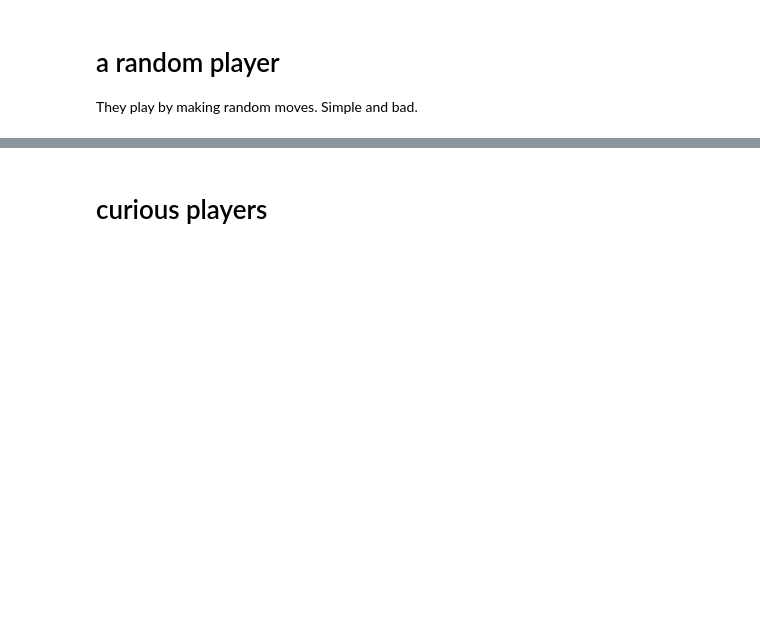
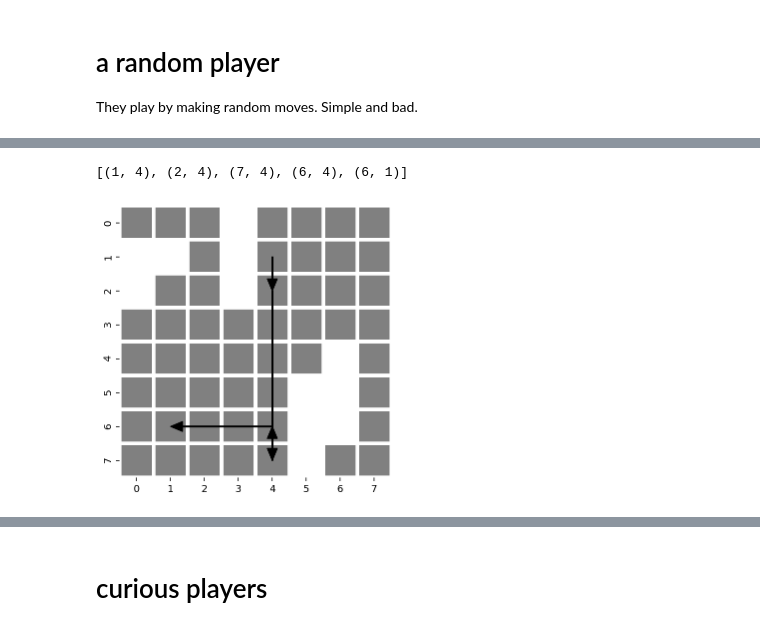
Before and after one commit to parenthetical-e/truthiness, a Jupyter notebook: player.ipynb, the cells around one changed output, grey strips where cells are left out. Cells and saved outputs as stored; diff of their text form; code cells hidden in the pictures; blank space fills up the shorter version.

```diff
--- a/player.ipynb
+++ b/player.ipynb
@@ -36,6 +37,7 @@ def run(
     n,
     player,
     num_episodes=10,
+    num_steps=2,
     env_name="ShameGame1",
     env_kwargs=None,
     maze_kwargs=None,
@@ -74,23 +76,23 @@ def run(
         mazes.append((i, maze))
 
         # Reset
+        done = False
         t = 0
+
         env.set_maze(maze)
         x, y, Q, E = env.reset()
         Es.append((i, E))
         Qs.append((i, Q))
         moves.append((i, t, x, y))
-        done = False
 
         # -
-        while not done:
+        while (not done) and (t < num_steps):
             t += 1
 
             # Choose and act
             available = env.moves()
             x, y = player(E, Q, available)
             moves.append((i, t, x, y))
-
             state, reward, done, _ = env.step((x, y))
 
             # Log data
@@ -215,0 +197,19 @@ run(8, Random(), num_episodes=2, name="random.csv")
+# %%
+# hide
+from truthiness.plot import plot_maze
+
+(
+    moves,
+    mazes,
+    Es,
+    Qs,
+) = run(8, Random(), num_episodes=1, num_steps=4, seed=10)
+
+selected = extract_moves(0, moves)
+maze = extract_board(0, mazes)
+print(selected)
+
+plot_maze(maze, selected, plot=True, height=5, width=5)
+# %% [output]
+[(1, 4), (2, 4), (7, 4), (6, 4), (6, 1)]
+[figure, added]
```
Also changed, not shown: parts of 6 cells of this notebook, 6 other files.
